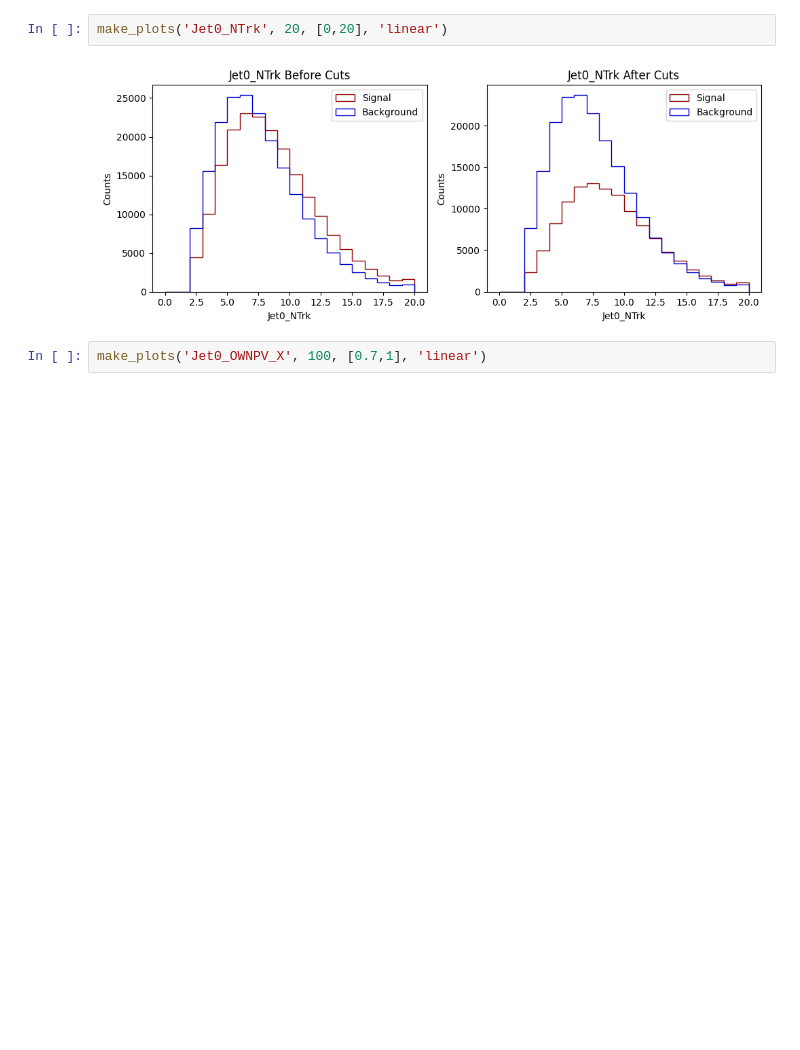
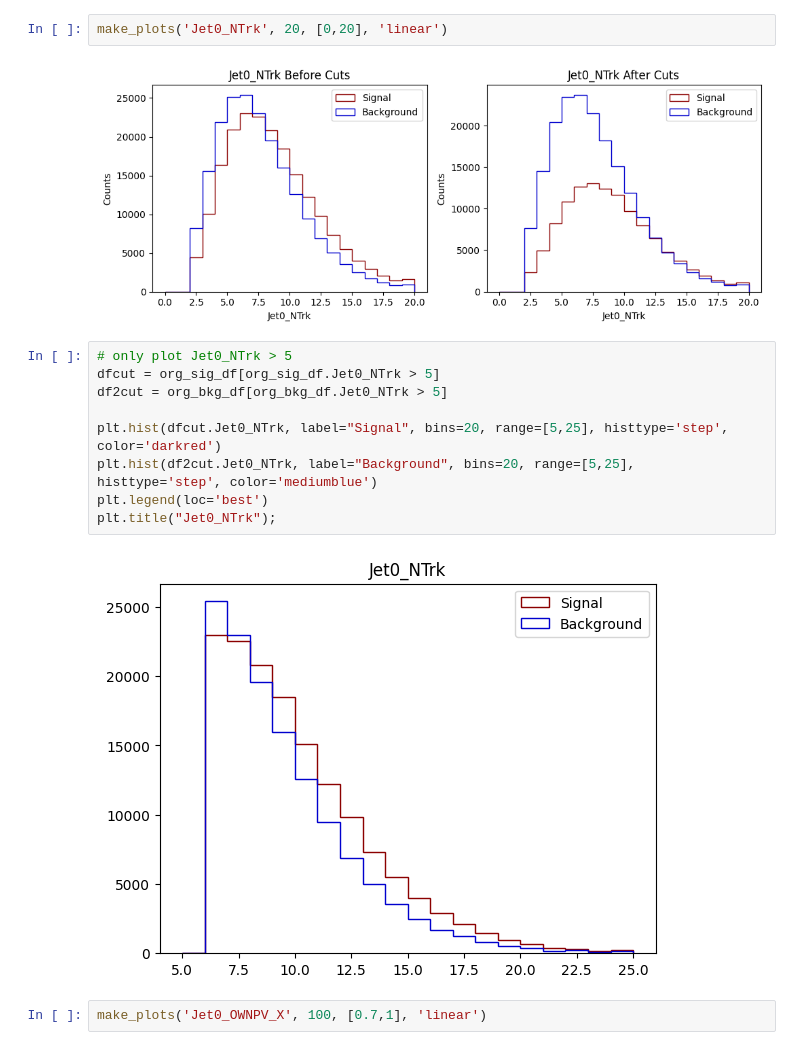
Before and after one commit to gpesticci/Jet-GNN, a Jupyter notebook: plots.ipynb, the cells around one changed output. Saved outputs shown, nothing was run; the diff lists cells and outputs as text; blank space fills up the shorter version.

```diff
--- a/plots.ipynb
+++ b/plots.ipynb
@@ -264,6 +264,17 @@ def make_plots(col, bins, range, scale):
 make_plots('Jet0_NTrk', 20, [0,20], 'linear')
 # %% [output]
 [figure]
+# %%
+# only plot Jet0_NTrk > 5
+dfcut = org_sig_df[org_sig_df.Jet0_NTrk > 5]
+df2cut = org_bkg_df[org_bkg_df.Jet0_NTrk > 5]
+
+plt.hist(dfcut.Jet0_NTrk, label="Signal", bins=20, range=[5,25], histtype='step', color='darkred')
+plt.hist(df2cut.Jet0_NTrk, label="Background", bins=20, range=[5,25], histtype='step', color='mediumblue')
+plt.legend(loc='best')
+plt.title("Jet0_NTrk");
+# %% [output]
+[figure, added]
 # %%
 make_plots('Jet0_OWNPV_X', 100, [0.7,1], 'linear')
 # %% [output]
```
Also changed, not shown: parts of 6 cells of this notebook.
